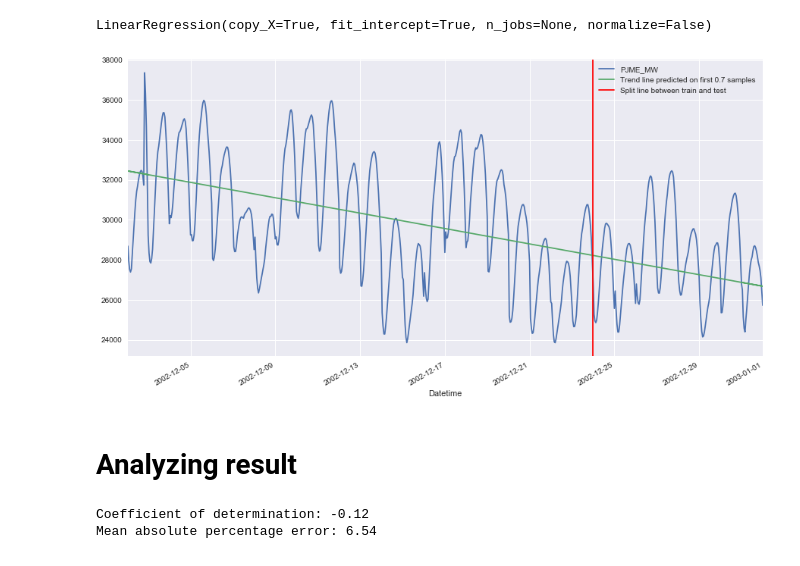
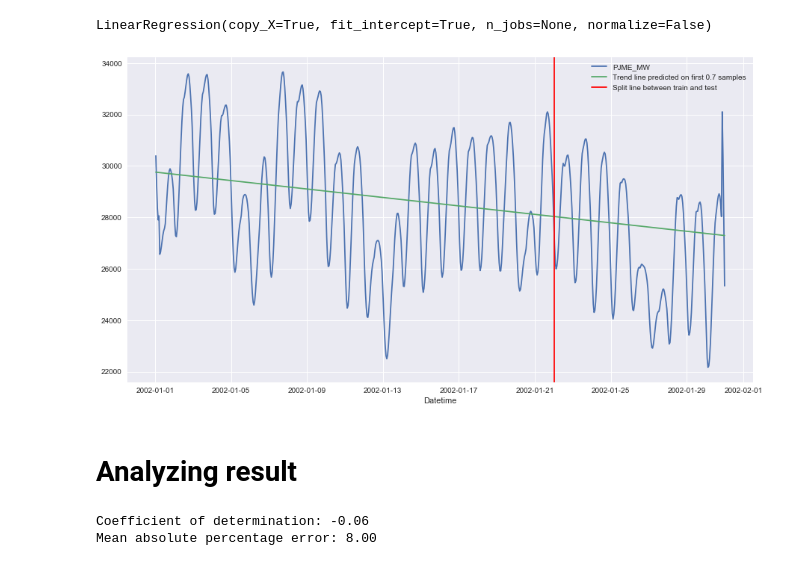
Before and after one commit to SmirnovAlexander/InformationAnalysis, a Jupyter notebook: TimeSeriesPredictions/notebooks/TimeSeriesTrendPrediction.ipynb, the cells around one changed output. Drawn from its saved outputs; the diff is of its cells as text; code cells hidden in the pictures.

Commit message:
hw 6: get rid of flipping arrays by sorting values

```diff
--- a/TimeSeriesPredictions/notebooks/TimeSeriesTrendPrediction.ipynb
+++ b/TimeSeriesPredictions/notebooks/TimeSeriesTrendPrediction.ipynb
@@ -19,6 +19,7 @@ plt.style.use('seaborn')
 # %%
 data = pd.read_csv('../data/energy_consumption.csv')
 data['Datetime'] = pd.to_datetime(data['Datetime'])
+data.sort_values(by=['Datetime'], inplace=True)
 display(data)
 # %% [output]
 |  | Datetime | PJME_MW |
@@ -48,6 +49,6 @@ plt.show()
 # %%
-x = np.flip(np.array(data_month['Datetime']))
-y = np.flip(np.array(data_month['PJME_MW']))
+x = np.array(data_month['Datetime'])
+y = np.array(data_month['PJME_MW'])
 # %% [markdown]
 # Smoothing time series
 # %%
@@ -113,14 +114,18 @@ LinearRegression(copy_X=True, fit_intercept=True, n_jobs=None, normalize=False)
 whole_data_predictions = regr.predict(x_smoothed.reshape(-1,1).astype('float'))
 # %%
 # Building plot.
-data_month_smoothed.plot(x='Datetime', y='PJME_MW', figsize=(15, 8))
+plt.figure(figsize=(15, 8))
+
+plt.plot(data_month_smoothed['Datetime'], data_month_smoothed['PJME_MW'], label='PJME_MW')
 plt.plot(data_month_smoothed['Datetime'], whole_data_predictions.T[0], label = "Trend line predicted on first {} samples".format(split_mark))
 plt.axvline(x=data_month_smoothed['Datetime'].iloc[split_point], c='r', label = "Split line between train and test")
 
+plt.xlabel('Datetime')
 plt.legend()
+
 plt.show()
 # %% [output]
-[figure, old version]
+[figure, new version]
 # %% [markdown]
 # Analyzing result
 # %%
@@ -144,5 +149,5 @@ mae = mean_absolute_percentage_error(y_test, predictions)
 print("Coefficient of determination: {:.2f}".format(cd))
 print("Mean absolute percentage error: {:.2f}".format(mae))
 # %% [output]
-Coefficient of determination: -0.12
-Mean absolute percentage error: 6.54
+Coefficient of determination: -0.06
+Mean absolute percentage error: 8.00
```
Also changed, not shown: parts of 3 cells of this notebook.
